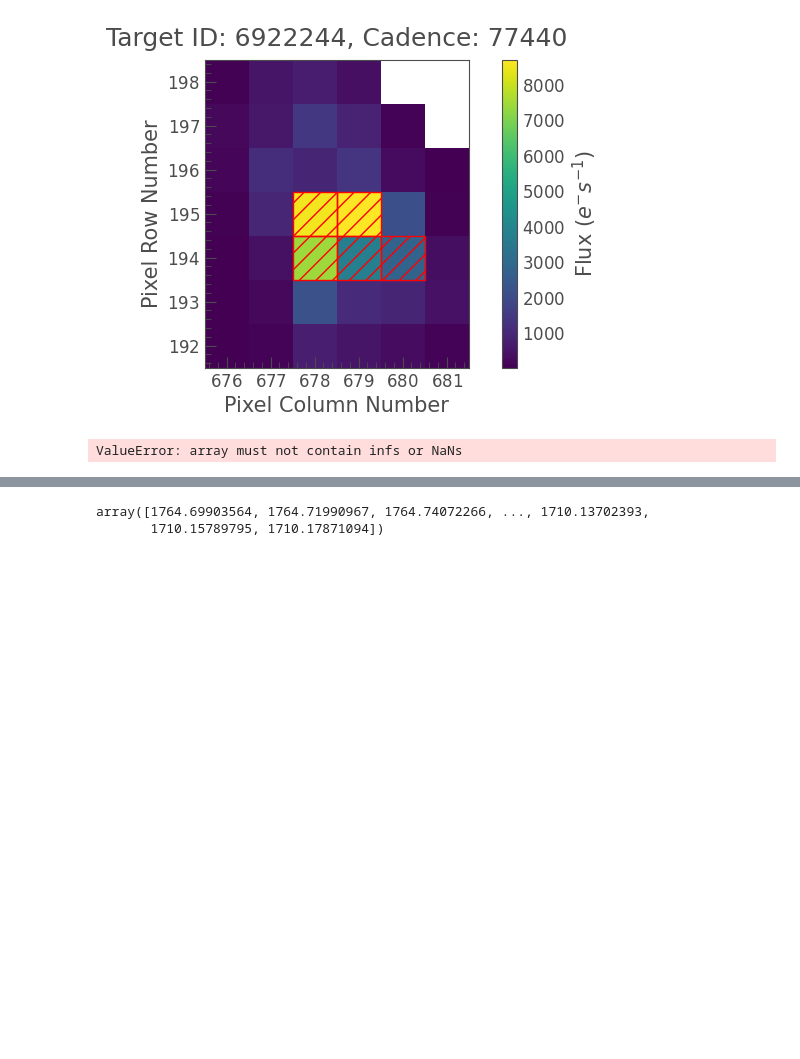
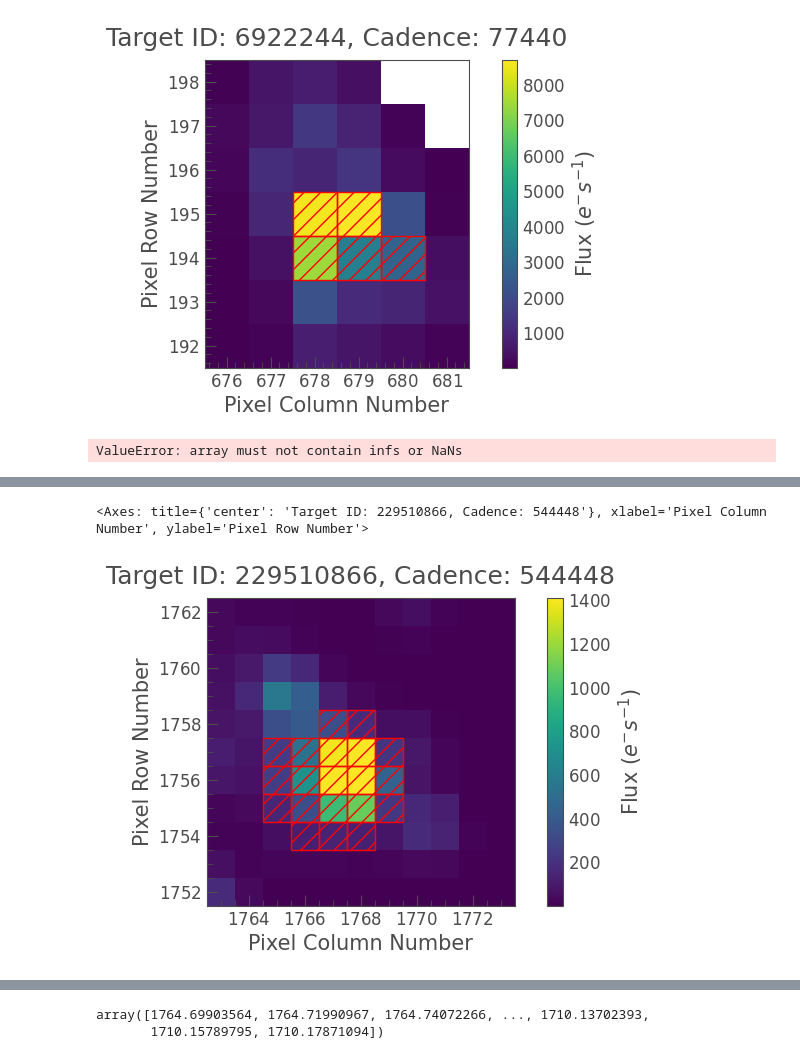
Before and after one commit to JCatton/KJRJMCMCMC, a Jupyter notebook: TransitAnalysis/Test.ipynb, the cells around one changed output, grey strips where cells are left out. Saved outputs shown, nothing was run; the diff lists cells and outputs as text; code cells hidden in the pictures; blank space fills up the shorter version.

```diff
--- a/TransitAnalysis/Test.ipynb
+++ b/TransitAnalysis/Test.ipynb
@@ -880,3 +879,9 @@ plt.show()
+# %%
+aper = tpf[0].pipeline_mask
+tpf[0].plot(aperture_mask=aper)
+# %% [output]
+<Axes: title={'center': 'Target ID: 229510866, Cadence: 544448'}, xlabel='Pixel Column Number', ylabel='Pixel Row Number'>
+[figure, added]
 # %%
 aper = tpf[0].create_threshold_mask()
 tpf[0].plot(aperture_mask=aper)
```
Also changed, not shown: parts of 13 cells of this notebook, 1 other file.
